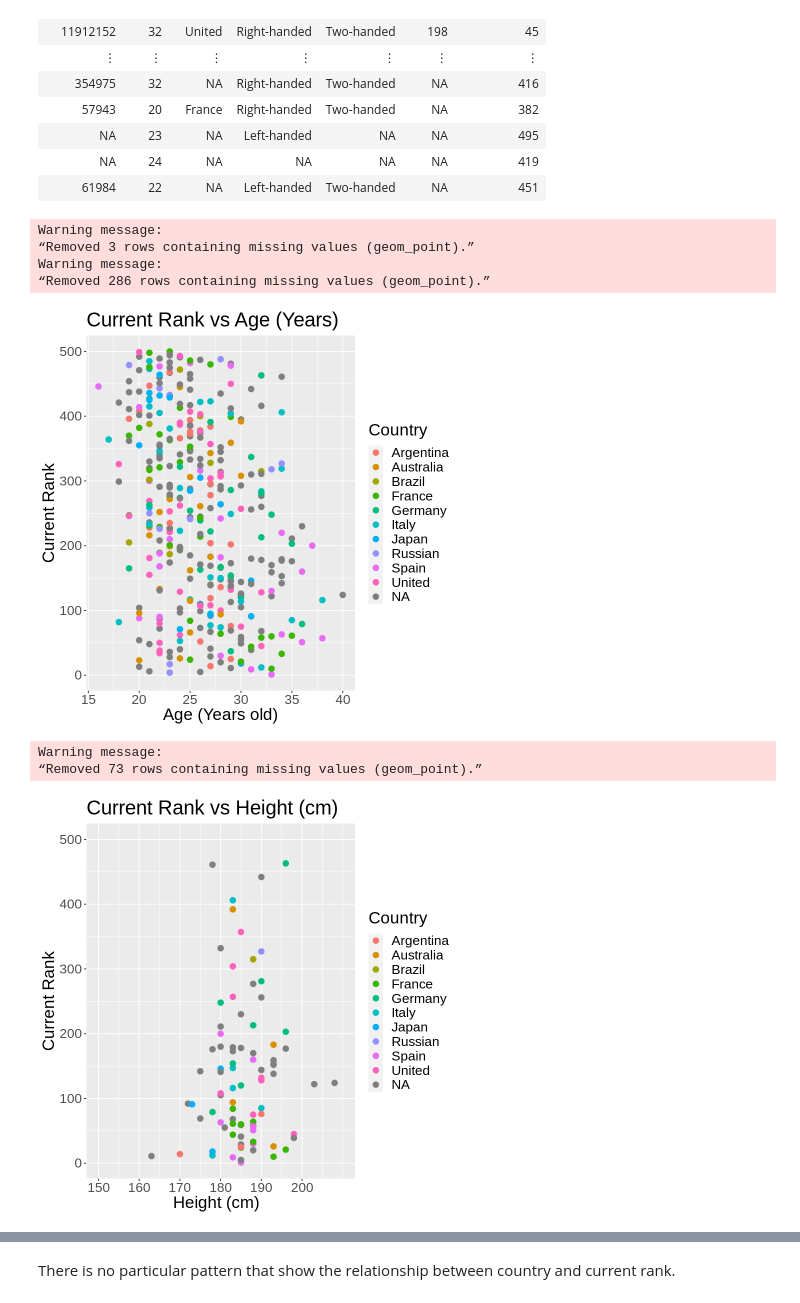
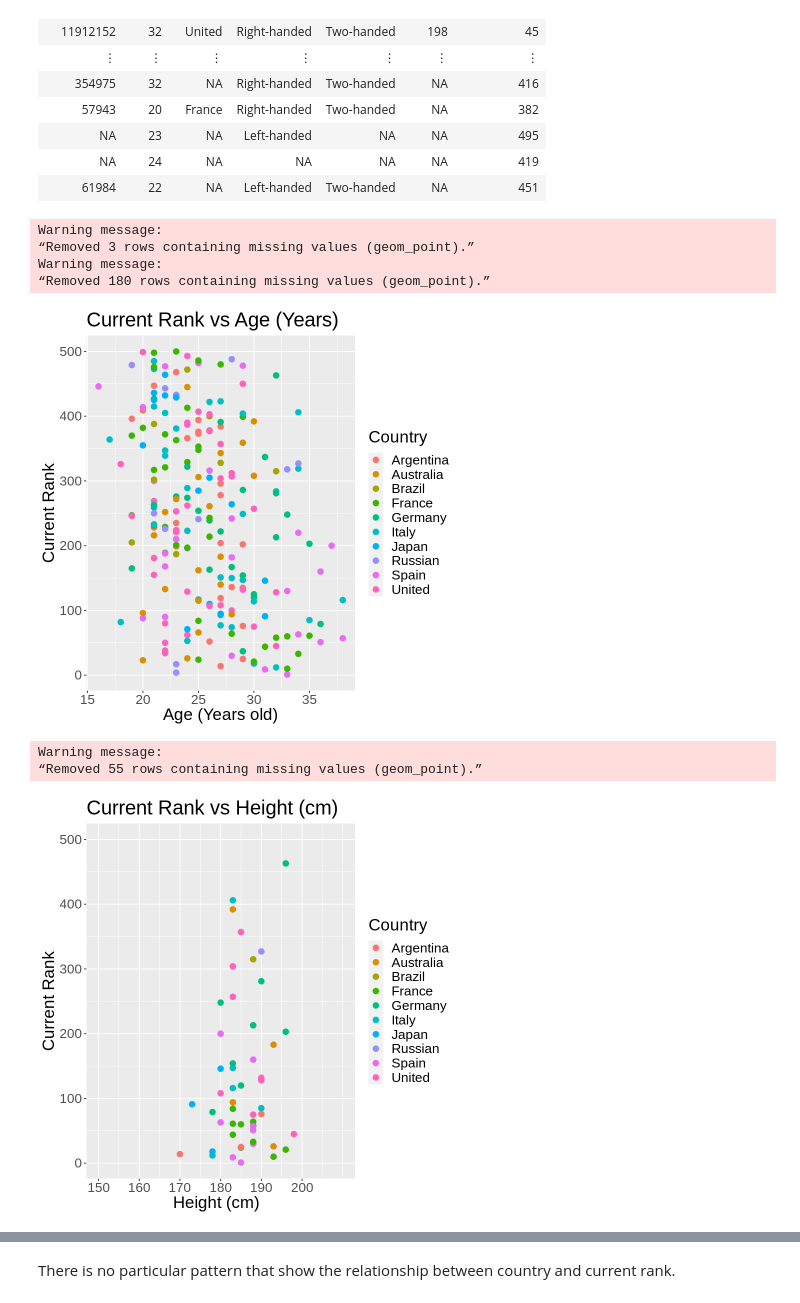
Before and after one commit to tarauboviccc/DSCI100_105_group_project, a Jupyter notebook: group_project_proposal.ipynb, the cells around one changed output, grey strips where cells are left out. Drawn from its saved outputs; the diff is of its cells as text; code cells hidden in the pictures.

Commit message:
update graph, removing NA

```diff
--- a/group_project_proposal.ipynb
+++ b/group_project_proposal.ipynb
@@ -346,45 +368,50 @@ A tibble: 373 × 7
 # %%
 ### color and label shape by Country
 
-age_vs_rank_country <- ggplot(country_data, aes(x = Age,
-                                                 y = Current.Rank,
-                                                 color = Country)) +
+age_vs_rank_country <- country_data|>
+                        filter(Country != "NA")|>
+                        ggplot( aes(x = Age,
+                                y = Current.Rank,
+                                color = Country)) +
   geom_point(alpha = 1, size = 3) +
   labs(x = "Age (Years old)", y = "Current Rank") +
   ggtitle("Current Rank vs Age (Years)") +
   theme(text = element_text(size = 20))
-age_vs_rank_country
 
-height_vs_rank_country <- ggplot(country_data, aes(x = Height,
+
+height_vs_rank_country <- country_data|>
+                            filter(Country != "NA")|>
+                            ggplot(aes(x = Height,
                                            y = Current.Rank,
                                            color = Country)) +
   geom_point(alpha = 1, size = 3) +
   labs(x = "Height (cm)  ", y = "Current Rank") +
   ggtitle("Current Rank vs Height (cm)") +
   theme(text = element_text(size = 20)) +
   scale_x_continuous(limits = c(150, 210), breaks = seq(150, 200, by = 10))
 
-height_vs_rank_country
-
-
-
-prize_vs_rank_country <- ggplot(country_data, aes(x = Prize.Money,
+prize_vs_rank_country <- country_data|>
+                            filter(Country != "NA")|>
+                            ggplot(aes(x = Prize.Money,
                                           y = Current.Rank,
                                           color = Country)) +
   geom_point(alpha = 1,
              size = 3,) +
   labs(x = "Prize Money (USD)", y = " Current Rank") +
   ggtitle("Current Rank vs Prize Money (USD)") +
   scale_x_log10(labels = function(x) sprintf("10^%d", log10(x)), breaks = c(1e3, 1e4, 1e5, 1e6, 1e7, 1e8)) +
   theme(text = element_text(size = 20))
 
+
+age_vs_rank_country
+height_vs_rank_country
 prize_vs_rank_country
 # %% [output]
 Warning message:
 “Removed 3 rows containing missing values (geom_point).”
 Warning message:
-“Removed 286 rows containing missing values (geom_point).”
+“Removed 180 rows containing missing values (geom_point).”
-[figure, old version]
+[figure, new version]
 Warning message:
-“Removed 73 rows containing missing values (geom_point).”
+“Removed 55 rows containing missing values (geom_point).”
-[figure, old version]
+[figure, new version]
```
Also changed, not shown: parts of 3 cells of this notebook.
